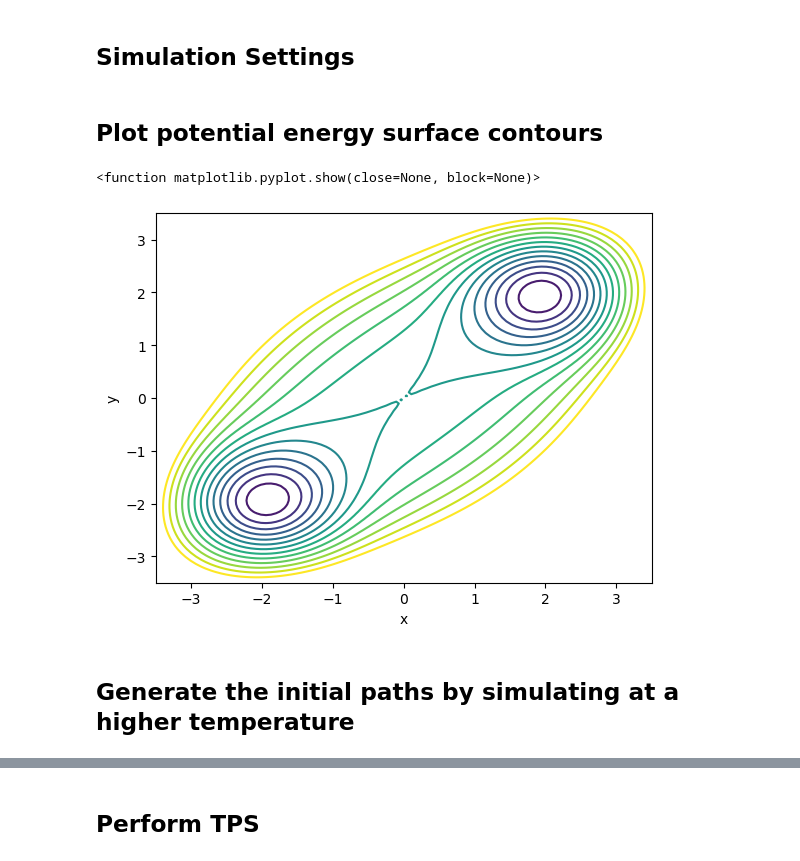
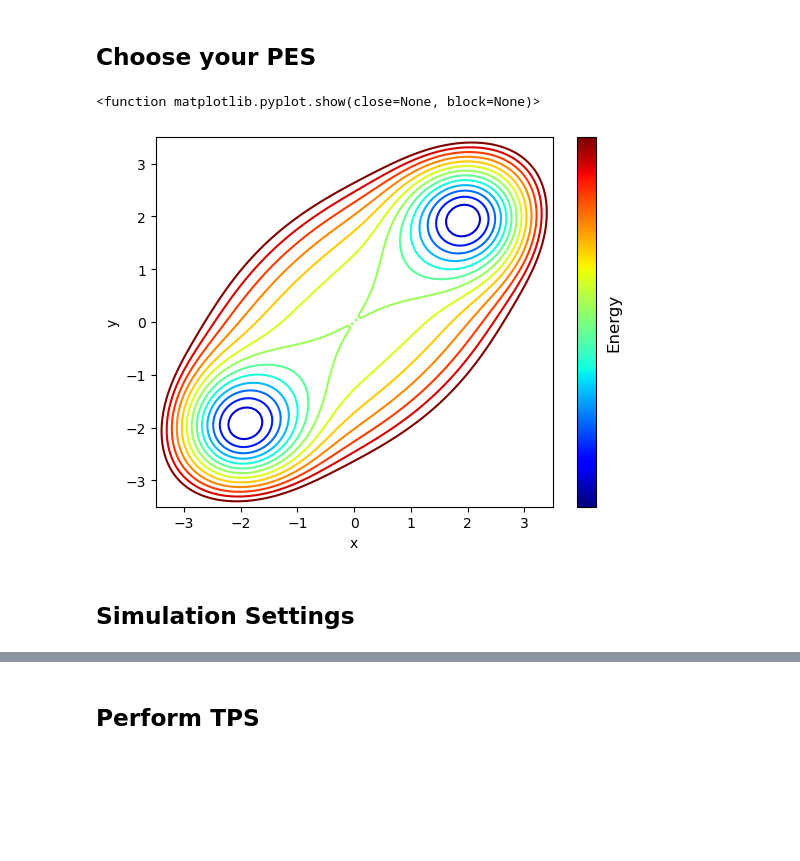
Before and after one commit to minhx010/iCoMSE-planning-spring2023, a Jupyter notebook: TPS.ipynb, the cells around one changed output, grey strips where cells are left out. Saved outputs shown, nothing was run; the diff lists cells and outputs as text; code cells hidden in the pictures; blank space fills up the shorter version.

```diff
--- a/TPS.ipynb
+++ b/TPS.ipynb
@@ -6,3 +51,40 @@
+# %% [markdown]
+## Choose your PES
+# %%
+import numpy as np
+import sys
+import math
+import copy
+from math import exp
+import langevin_dynamics as ld
+import random
+import matplotlib.pyplot as plt
+from matplotlib import colors, ticker, cm
+
+# Select your PES type: ***** EDIT HERE *****
+pes_type = 1
+
+# Plot potential energy surface contours
+N = 100
+x_vec = np.linspace(-3.5, 3.5, N)
+y_vec = np.linspace(-3.5, 3.5, N)
+X, Y = np.meshgrid(x_vec, y_vec)
+energy = np.zeros((N, N))
+
+# Plot contours
+for i in range(len(x_vec)):
+    for j in range(len(y_vec)):
+        energy[j][i] = ld.potential(x_vec[i],y_vec[j],pes_type)
+plt.contour(x_vec,y_vec,energy,[-3.5,-3,-2.5,-2,-1.5,-1,-0.5,0,0.5,1,1.5,2,2.5,3], cmap = 'jet')
+cbar = plt.colorbar(cm.ScalarMappable(cmap='jet'))
+cbar.set_ticks([])
+cbar.set_label(label = 'Energy', size=12)
+plt.xlabel('x')
+plt.ylabel('y')
+plt.show
+# %% [output]
+<function matplotlib.pyplot.show(close=None, block=None)>
+[figure, added]
 # %% [markdown]
 ## Simulation Settings
 # %%
@@ -37,21 +117,0 @@ pes_type = 1                # select the type of PES
-# %% [markdown]
-## Plot potential energy surface contours
-# %%
-# Plot potential energy surface contours
-N = 100
-x_vec = np.linspace(-3.5, 3.5, N)
-y_vec = np.linspace(-3.5, 3.5, N)
-X, Y = np.meshgrid(x_vec, y_vec)
-energy = np.zeros((N, N))
-for i in range(len(x_vec)):
-    for j in range(len(y_vec)):
-        energy[j][i] = ld.potential(x_vec[i],y_vec[j],pes_type)
-plt.contour(x_vec,y_vec,energy,[-3.5,-3,-2.5,-2,-1.5,-1,-0.5,0,0.5,1,1.5,2,2.5,3])
-plt.xlabel('x')
-plt.ylabel('y')
-plt.show
-# %% [output]
-<function matplotlib.pyplot.show(close=None, block=None)>
-[figure, removed]
-# %% [markdown]
-## Generate the initial paths by simulating at a higher temperature
```
Also changed, not shown: parts of 23 cells of this notebook, 4 other files.
